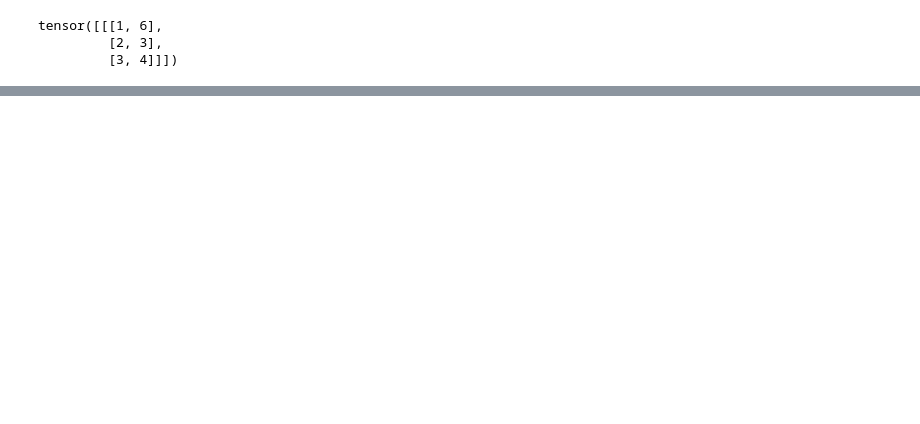
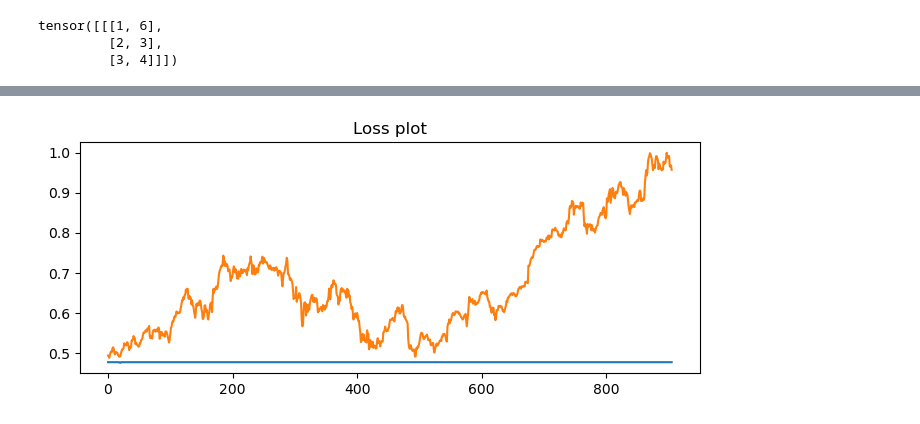
Before and after one commit to yoonhero/Brainstormers, a Jupyter notebook: paperwithcode/LSTM_GRU_RNN.ipynb, the cells around one changed output, grey strips where cells are left out. Cells and saved outputs as stored; diff of their text form; code cells hidden in the pictures; blank space fills up the shorter version.

```diff
--- a/paperwithcode/LSTM_GRU_RNN.ipynb
+++ b/paperwithcode/LSTM_GRU_RNN.ipynb
@@ -537,0 +608,12 @@ plt.show()
+# %%
+num_epochs = 1000
+learning_rate = 0.0001
+
+input_size=4
+hidden_size=2
+num_layers=1
+
+num_classes=1
+model=GRU(num_classes,input_size,hidden_size,num_layers,x_train_tensors_f.shape[1])
+
+model, train_hist_gru = train_model(model, dataloader, nb_epochs, learning_rate, 1, 10)
@@ -537,0 +645,17 @@ plt.show()
+# %%
+with torch.no_grad():
+    pred = []
+    for pr in range(len(x_test_tensors_f)):
+
+
+        predicted = model(torch.unsqueeze(x_test_tensors_f[pr], 0))
+        predicted = torch.flatten(predicted).item()
+        pred.append(predicted)
+
+fig = plt.figure(figsize=(8,3))
+plt.plot(np.arange(len(pred)), pred, label = 'pred')
+plt.plot(np.arange(len(test_y)), test_y, label = 'true')
+plt.title("Loss plot")
+plt.show()
+# %% [output]
+[figure, added]
```
Also changed, not shown: parts of 13 cells of this notebook.
